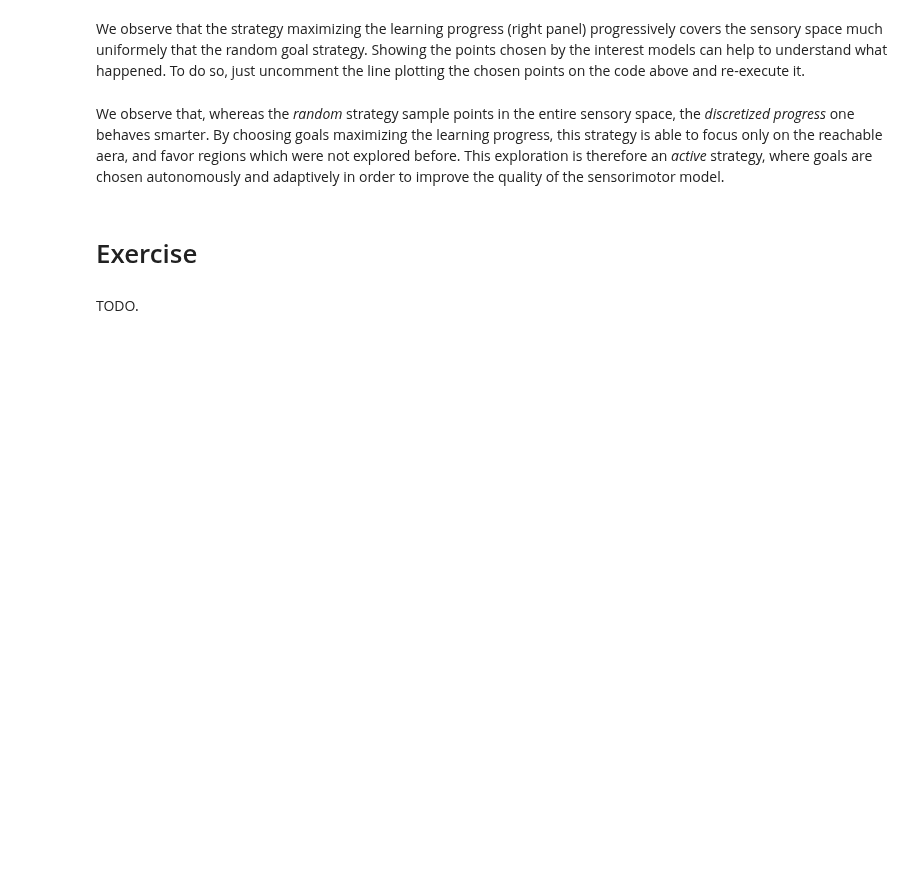
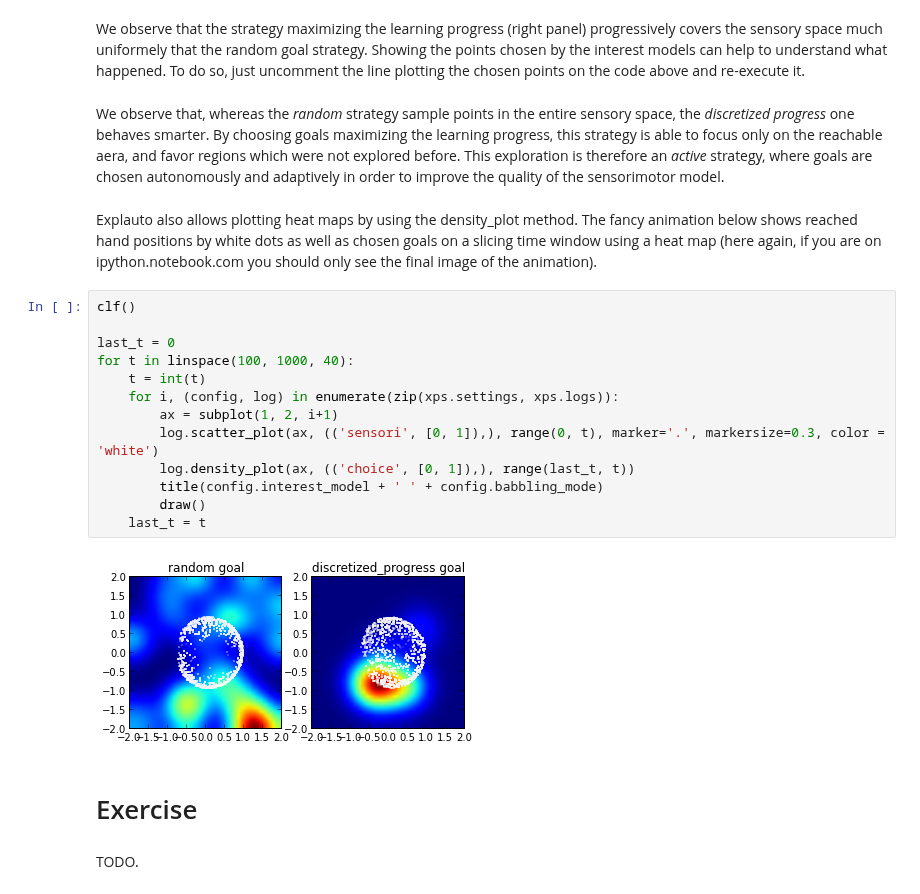
Before and after one commit to flowersteam/explauto, a Jupyter notebook: notebook/04 Introducing curiosity-driven learning.ipynb, the cells around one changed output. Drawn from its saved outputs; the diff is of its cells as text; blank space fills up the shorter version.

```diff
--- a/notebook/04 Introducing curiosity-driven learning.ipynb
+++ b/notebook/04 Introducing curiosity-driven learning.ipynb
@@ -135,6 +148,23 @@ WARNING: pylab import has clobbered these variables: ['log']
 We observe that the strategy maximizing the learning progress (right panel) progressively covers the sensory space much uniformely that the random goal strategy. Showing the points chosen by the interest models can help to understand what happened. To do so, just uncomment the line plotting the chosen points on the code above and re-execute it.
 # %% [markdown]
 We observe that, whereas the *random* strategy sample points in the entire sensory space, the *discretized progress* one behaves smarter. By choosing goals maximizing the learning progress, this strategy is able to focus only on the reachable aera, and favor regions which were not explored before. This exploration is therefore an *active* strategy, where goals are chosen autonomously and adaptively in order to improve the quality of the sensorimotor model.
+# %% [markdown]
+Explauto also allows plotting heat maps by using the density_plot method. The fancy animation below shows reached hand positions by white dots as well as chosen goals on a slicing time window using a heat map (here again, if you are on ipython.notebook.com you should only see the final image of the animation).
+# %%
+clf()
+
+last_t = 0
+for t in linspace(100, 1000, 40):
+    t = int(t)
+    for i, (config, log) in enumerate(zip(xps.settings, xps.logs)):
+        ax = subplot(1, 2, i+1)
+        log.scatter_plot(ax, (('sensori', [0, 1]),), range(0, t), marker='.', markersize=0.3, color = 'white')
+        log.density_plot(ax, (('choice', [0, 1]),), range(last_t, t))
+        title(config.interest_model + ' ' + config.babbling_mode)
+        draw()
+    last_t = t
+# %% [output]
+[figure, added]
 # %% [markdown]
 # Exercise
 # %% [markdown]
```
Also changed, not shown: parts of 6 cells of this notebook, 2 other files.
